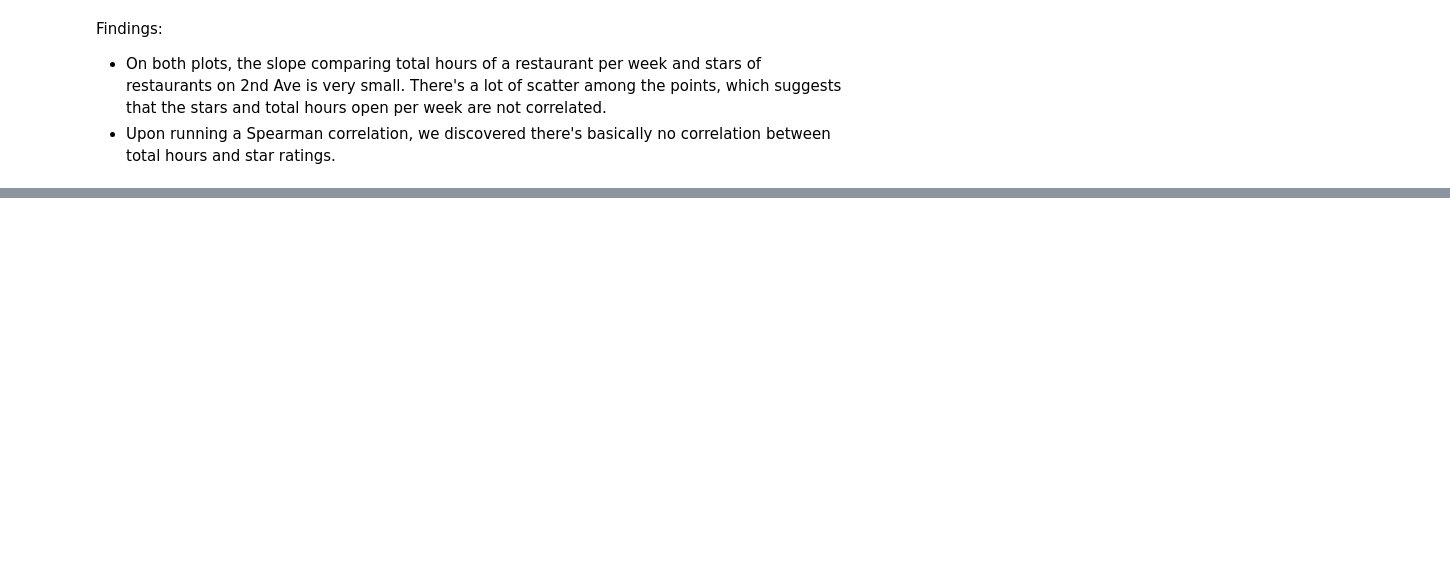
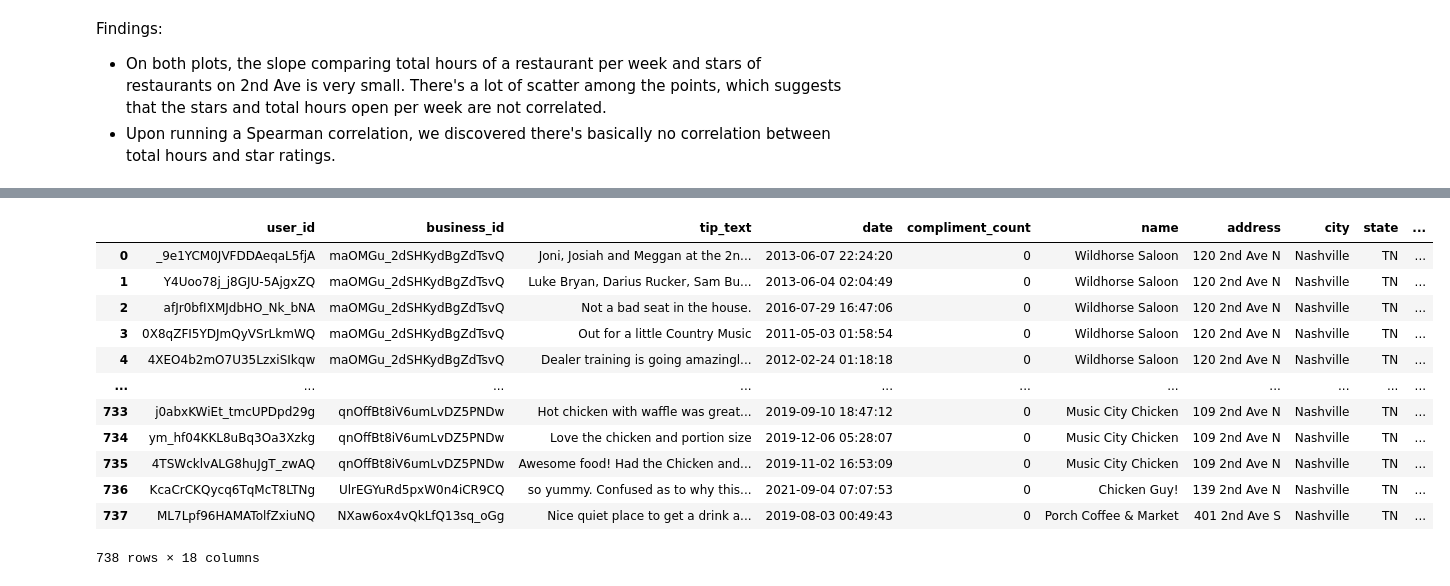
Before and after one commit to rohuihu/info-2950, a Jupyter notebook: yelp_dataset.ipynb, the cells around one changed output, grey strips where cells are left out. Drawn from its saved outputs; the diff is of its cells as text; code cells hidden in the pictures; blank space fills up the shorter version.

Commit message:
created dataset with tips

```diff
--- a/yelp_dataset.ipynb
+++ b/yelp_dataset.ipynb
@@ -295,0 +311,4 @@ Findings:
+# %%
+tip_data = pd.read_csv('./project_files/yelp_academic_dataset_tip.csv')
+tip_data = tip_data.rename(columns={'text': 'tip_text'})
+tip_data
@@ -295,0 +329,17 @@ Findings:
+# %%
+review_res = pd.merge(tip_data, two_ave, on="business_id", how="inner")
+review_res
+# %% [output]
+|  | user_id | business_id | tip_text | date | compliment_count | name | address | city | state | ... |
+| 0 | _9e1YCM0JVFDDAeqaL5fjA | maOMGu_2dSHKydBgZdTsvQ | Joni, Josiah and Meggan at the 2n... | 2013-06-07 22:24:20 | 0 | Wildhorse Saloon | 120 2nd Ave N | Nashville | TN | ... |
+| 1 | Y4Uoo78j_j8GJU-5AjgxZQ | maOMGu_2dSHKydBgZdTsvQ | Luke Bryan, Darius Rucker, Sam Bu... | 2013-06-04 02:04:49 | 0 | Wildhorse Saloon | 120 2nd Ave N | Nashville | TN | ... |
+| 2 | afJr0bfIXMJdbHO_Nk_bNA | maOMGu_2dSHKydBgZdTsvQ | Not a bad seat in the house. | 2016-07-29 16:47:06 | 0 | Wildhorse Saloon | 120 2nd Ave N | Nashville | TN | ... |
+| 3 | 0X8qZFI5YDJmQyVSrLkmWQ | maOMGu_2dSHKydBgZdTsvQ | Out for a little Country Music | 2011-05-03 01:58:54 | 0 | Wildhorse Saloon | 120 2nd Ave N | Nashville | TN | ... |
+| 4 | 4XEO4b2mO7U35LzxiSIkqw | maOMGu_2dSHKydBgZdTsvQ | Dealer training is going amazingl... | 2012-02-24 01:18:18 | 0 | Wildhorse Saloon | 120 2nd Ave N | Nashville | TN | ... |
+| ... | ... | ... | ... | ... | ... | ... | ... | ... | ... | ... |
+| 733 | j0abxKWiEt_tmcUPDpd29g | qnOffBt8iV6umLvDZ5PNDw | Hot chicken with waffle was great... | 2019-09-10 18:47:12 | 0 | Music City Chicken | 109 2nd Ave N | Nashville | TN | ... |
+| 734 | ym_hf04KKL8uBq3Oa3Xzkg | qnOffBt8iV6umLvDZ5PNDw | Love the chicken and portion size | 2019-12-06 05:28:07 | 0 | Music City Chicken | 109 2nd Ave N | Nashville | TN | ... |
+| 735 | 4TSWcklvALG8huJgT_zwAQ | qnOffBt8iV6umLvDZ5PNDw | Awesome food! Had the Chicken and... | 2019-11-02 16:53:09 | 0 | Music City Chicken | 109 2nd Ave N | Nashville | TN | ... |
+| 736 | KcaCrCKQycq6TqMcT8LTNg | UlrEGYuRd5pxW0n4iCR9CQ | so yummy. Confused as to why this... | 2021-09-04 07:07:53 | 0 | Chicken Guy! | 139 2nd Ave N | Nashville | TN | ... |
+| 737 | ML7Lpf96HAMATolfZxiuNQ | NXaw6ox4vQkLfQ13sq_oGg | Nice quiet place to get a drink a... | 2019-08-03 00:49:43 | 0 | Porch Coffee & Market | 401 2nd Ave S | Nashville | TN | ... |
+738 rows × 18 columns
```
Also changed, not shown: parts of 13 cells of this notebook.
